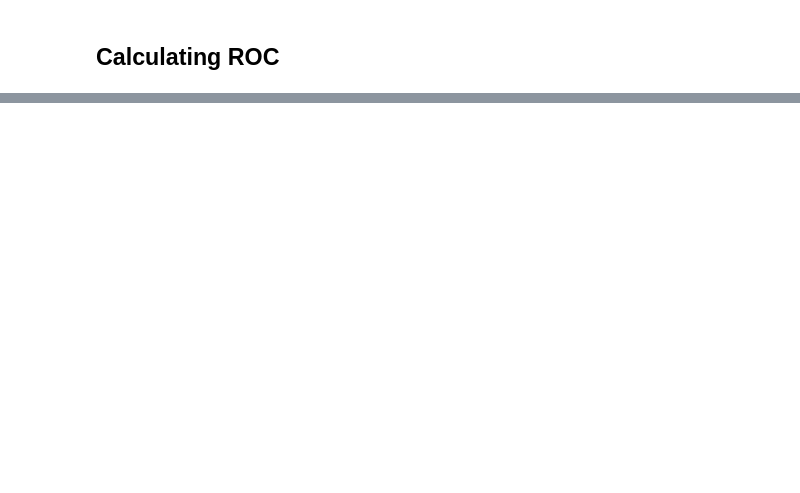
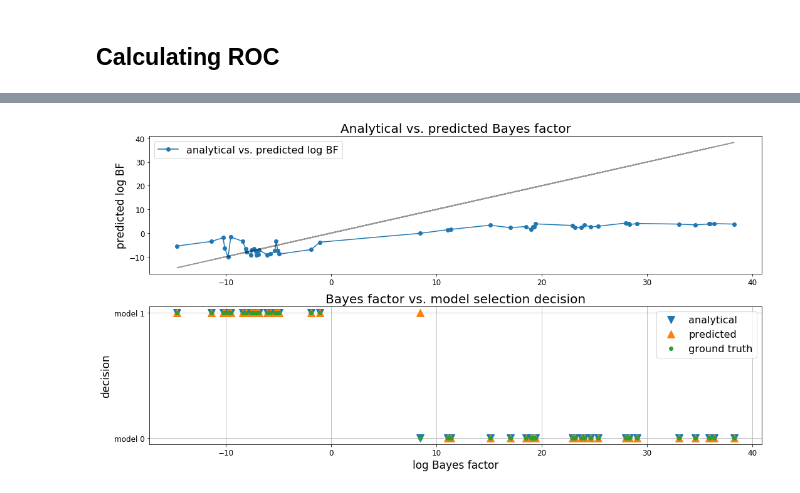
Before and after one commit to janfb/mcabc, a Jupyter notebook: notebooks/ModelComparison_poisson_vs_negbin_OLD.ipynb, the cells around one changed output, grey strips where cells are left out. Drawn from its saved outputs; the diff is of its cells as text; code cells hidden in the pictures; blank space fills up the shorter version.

```diff
--- a/notebooks/ModelComparison_poisson_vs_negbin_OLD.ipynb
+++ b/notebooks/ModelComparison_poisson_vs_negbin_OLD.ipynb
@@ -339,28 +398,27 @@ save_figure(filename='bf_roc_' + diff_string, folder=figure_folder, time_stamp=t
 # %%
-# sort the array to ascending BF
-sort_idx = np.argsort(bf_true)
-
 plt.figure(figsize=(15, 8))
 plt.subplot(211)
 plt.plot(bf_true[sort_idx], bf_predicted[sort_idx], 'o-', label='analytical vs. predicted log BF')
 plt.plot(bf_true, bf_true, color='k', alpha=0.4)
 plt.ylabel('predicted log BF')
 #plt.xlabel('analytical BF')
 #plt.grid()
 plt.title('Analytical vs. predicted Bayes factor')
 plt.legend()
 
 plt.subplot(212)
 plt.yticks([0, 1], ['model 0', 'model 1'])
 plt.plot(bf_true[sort_idx], mi_ana[sort_idx], 'v', markersize=12, label='analytical')
 plt.plot(bf_true[sort_idx], mi_pred[sort_idx], '^', markersize=12, label='predicted')
 plt.plot(bf_true[sort_idx], mi_true[sort_idx], 'o', markersize=6, label='ground truth')
 plt.xlabel('log Bayes factor')
 plt.ylabel('decision')
 plt.title('Bayes factor vs. model selection decision')
 #plt.ylim([-.5, 1.2])
 plt.grid()
 plt.legend();
 plt.tight_layout()
 
 save_figure(filename='bf_decison_comparison', folder=figure_folder, time_stamp=time_stamp)
+# %% [output]
+[figure, added]
```
Also changed, not shown: parts of 14 cells of this notebook, 2 other files.
